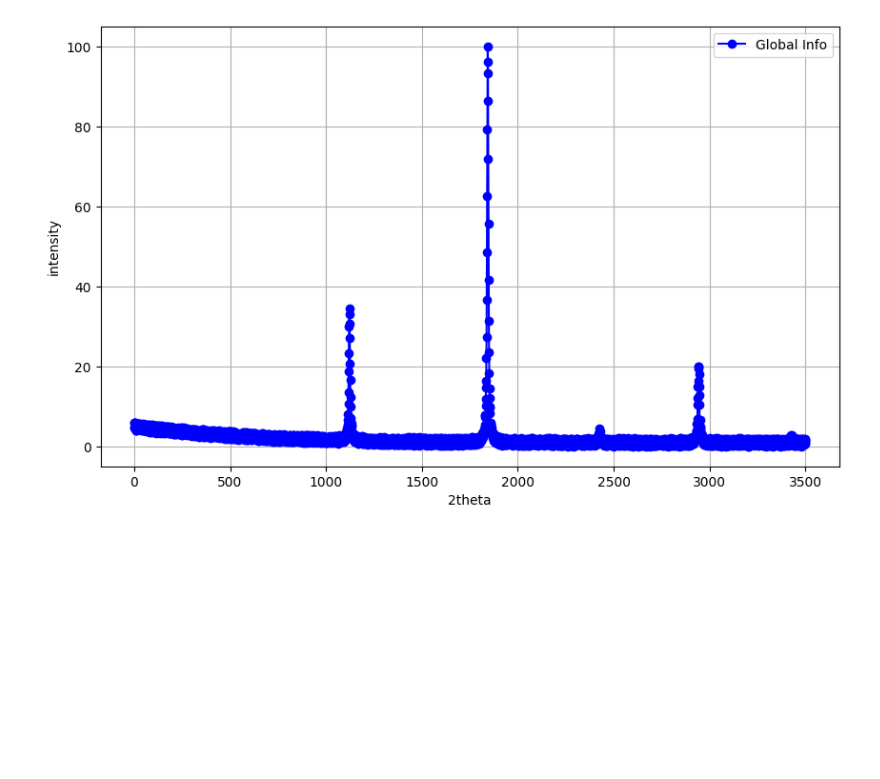
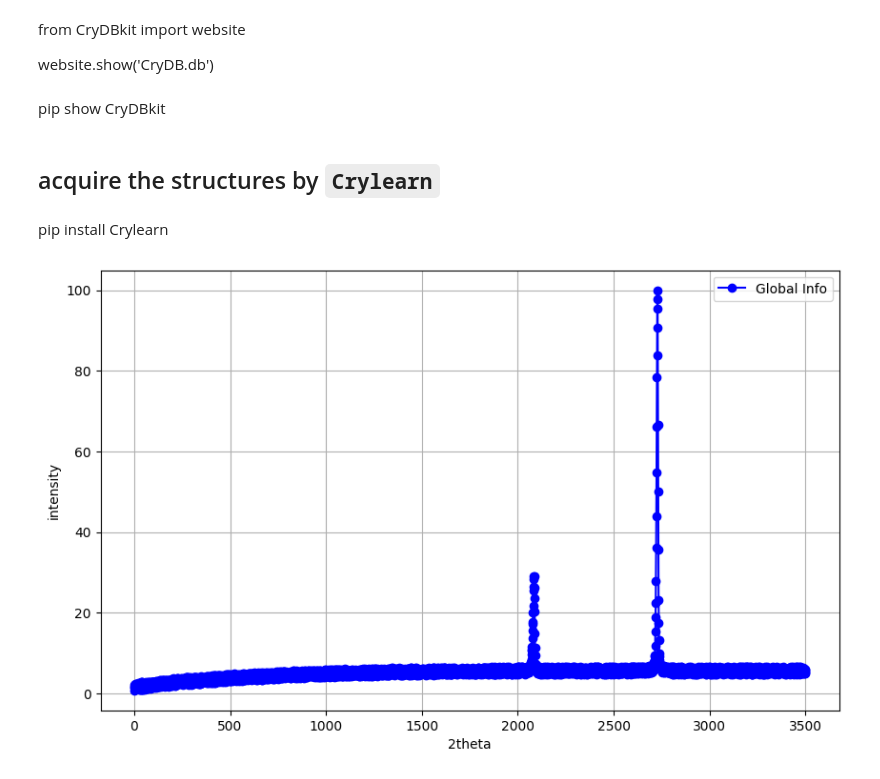
Before and after one commit to Bin-Cao/CrystalXRD, a Jupyter notebook: code.ipynb, the cells around one changed output. Drawn from its saved outputs; the diff is of its cells as text; code cells hidden in the pictures; blank space fills up the shorter version.

```diff
--- a/code.ipynb
+++ b/code.ipynb
@@ -43,24 +7,34 @@ ImportError: cannot import name 'website' from 'CryDBkit' (unknown location)
+# %% [markdown]
+from CryDBkit import website
+
+website.show('CryDB.db')
+# %% [markdown]
+pip show CryDBkit
+# %% [markdown]
+## acquire the structures by `Crylearn`
+# %% [markdown]
+pip install Crylearn
 # %%
-from ASUkit import cry2graph
+from Crylearn import cry2graph
 from ase.db import connect
 
 database = connect('CryDB.db')
-entry_id = 2
+entry_id = 3 # acquire the third structure
 
-node_embedding, _, dis_matrix, global_info = cry2graph.parser(database, entry_id).get(model='Simulation')
+node_embedding, _, dis_matrix, XRDpattern = cry2graph.parser(database, entry_id).get(model='Simulation')
 # %%
 import matplotlib.pyplot as plt
 
 
-# Plotting global_info
+# Plotting XRD pattern
 plt.figure(figsize=(10, 6))
-plt.plot(global_info, marker='o', linestyle='-', color='b', label='Global Info')
+plt.plot(XRDpattern, marker='o', linestyle='-', color='b', label='Global Info')
 plt.xlabel('2theta')
 plt.ylabel('intensity')
 
 plt.legend()
 plt.grid(True)
 plt.show()
 # %% [output]
-[figure, old version]
+[figure, new version]
 # %%
```
Also changed, not shown: parts of 20 cells of this notebook, 1 other file.
